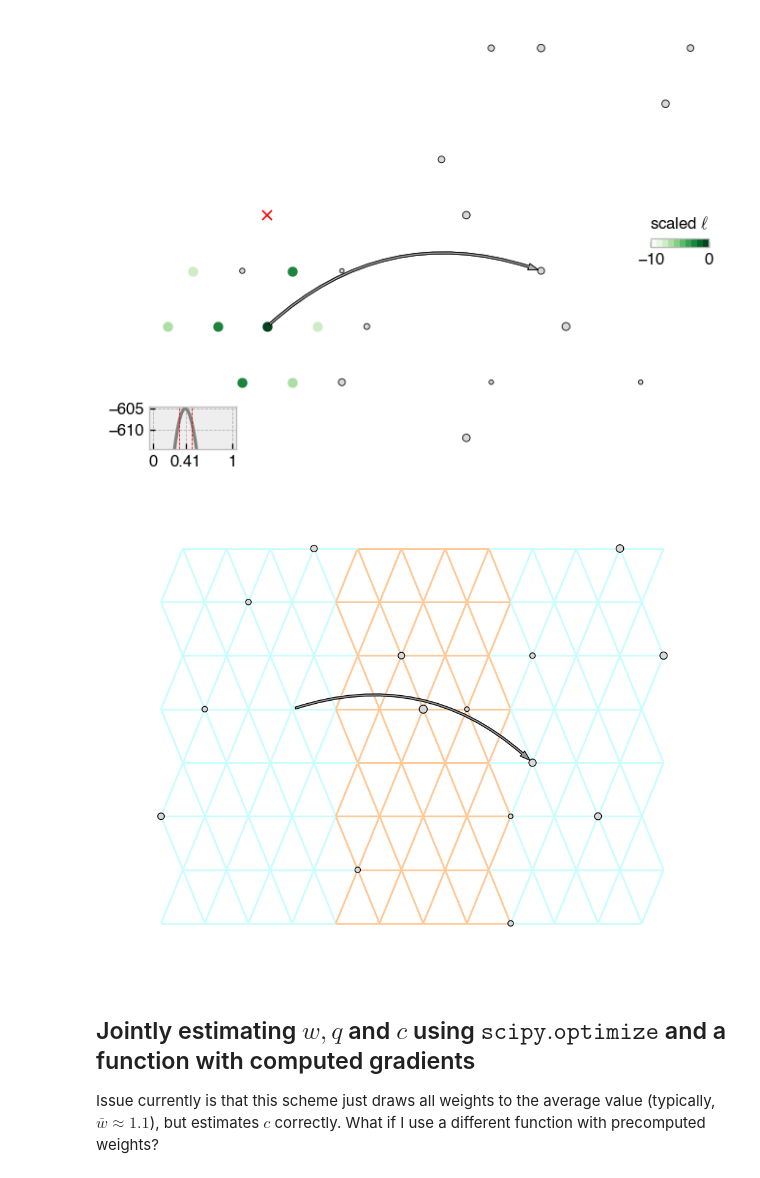
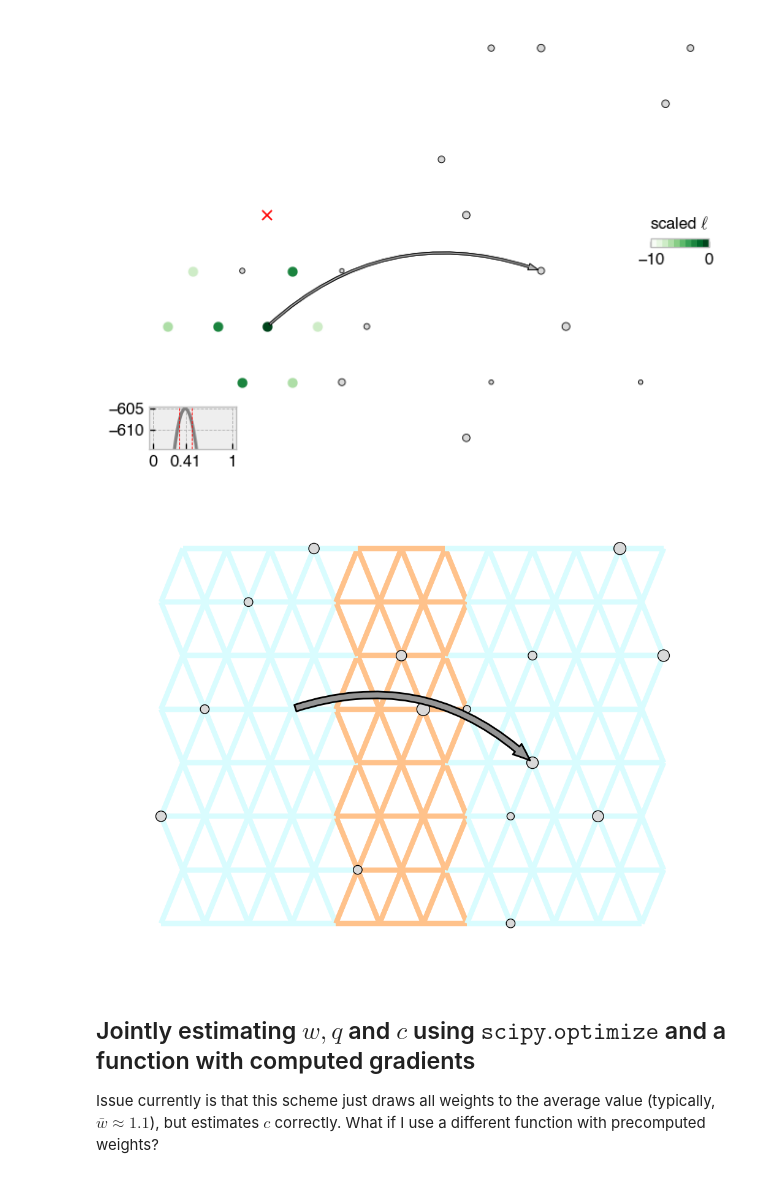
Before and after one commit to NovembreLab/feems, a Jupyter notebook: docs/notebooks/est-long-range.ipynb, the cells around one changed output. Cells and saved outputs as stored; diff of their text form; code cells hidden in the pictures.

```diff
--- a/docs/notebooks/est-long-range.ipynb
+++ b/docs/notebooks/est-long-range.ipynb
@@ -57,7 +57,6 @@ plt.rcParams.update({
     "font.family": "Helvetica"
 })
 plt.rcParams['axes.axisbelow'] = True
-plt.style.use('bmh')
 rng = np.random.default_rng(2022)
 # %% [output]
 The autoreload extension is already loaded. To reload it, use:
@@ -470,8 +501,8 @@ Text(0, 0.5, 'empirical distance')
 # gen_test = np.delete(gen_test,np.where(gen_test.sum(axis=0)==0)[0],1)
 # gen_test = np.delete(gen_test,np.where(gen_test.sum(axis=0)==2*gen_test.shape[0])[0],1)
 # sp_graph = FEEMSmix_SpatialGraph(gen_test, coord, grid_def, edge_def)
-# sp_graph.fit(lamb=.5,optimize_q='n-dim',lamb_q=1.);
-# obj = FEEMSmix_Objective(sp_graph); obj.inv(); obj.grad(reg=False)
+sp_graph.fit(lamb=.5,optimize_q='n-dim',lamb_q=1.);
+obj = FEEMSmix_Objective(sp_graph); obj.inv(); obj.grad(reg=False)
 # sp_graph.sequential_fit()
 # top = obj.extract_outliers(0.25, verbose=True); #obj.inv(); obj.Lpinv = np.linalg.pinv(sp_graph.L.todense()); obj.grad(reg=False)
 # df = obj.calc_contour(destid=44,search_area='all',exclude_boundary=False)
@@ -1115,35 +1142,35 @@ v.ax.plot(v.grid[51,0],v.grid[51,1],'rx')
 [<matplotlib.lines.Line2D at 0x...>]
 [figure]
 # %%
-# def get_true_weights(barrier_w=1e-3, corridor_w=1e-2, n_rows=8, n_columns=12, barrier_startpt=4, barrier_endpt=8):
+# def get_true_weights(barrier_w=1e-3, corridor_w=1e-2, n_rows=8, n_columns=12, barrier_startpt=4, barrier_endpt=7):
 #     graph, coord, grid, edges = setup_graph_long_range(n_rows=n_rows,
 #                                             n_columns=n_columns,
 #                                             barrier_startpt=barrier_startpt,
 #                                             barrier_endpt=barrier_endpt,
 #                                             barrier_w=barrier_w,
 #                                             corridor_w=corridor_w)
 #     W = nx.adjacency_matrix(graph, weight="w")
 #     idx = nx.adjacency_matrix(graph).nonzero()
 #     idx = list(np.column_stack(idx))
 #     true_weights = np.array([])
 #     for i in range(len(idx)):
 #         true_weights = np.append(true_weights, W[idx[i][0],idx[i][1]])
 
 #     return(true_weights)
 
 true_weights = get_true_weights(); true_weights[np.where(true_weights==0.5)[0]] = 0.01
 fig = plt.figure(dpi=200)
 ax = fig.add_subplot(1, 1, 1)
 v = Viz(ax, sp_graph, projection=None)
 v.norm_log_weights = np.log10(true_weights) - np.mean(np.log10(true_weights))
-v.obs_node_size = 7.5; v.abs_max = 2; v.obs_node_linewidth = 0.5; v.cbar_ticklabelsize = 12
+v.obs_node_size = 19; v.edge_width=3; v.abs_max = 2; v.obs_node_linewidth = 0.5; v.cbar_ticklabelsize = 12
 # v.cbar_width = "20%"; v.cbar_height = "5%"; v.cbar_loc = "lower left"; v.cbar_bbox_to_anchor = (0.05, 0.2, 1, 1)
 # v.draw_edge_colorbar()
 v.draw_edges(use_weights=True)
 v.draw_obs_nodes(use_ids=False)
-v.draw_arrow([(51,44)],0.5);
+v.draw_arrow([(51,44)],0.5,tw=4,hw=8,hl=10);
 # %% [output]
-[figure, old version]
+[figure, new version]
 # %% [markdown]
 ## Jointly estimating $w, q$ and $c$ using $\texttt{scipy.optimize}$ and a function with computed gradients
 
```
Also changed, not shown: parts of 17 cells of this notebook, 6 other files.
